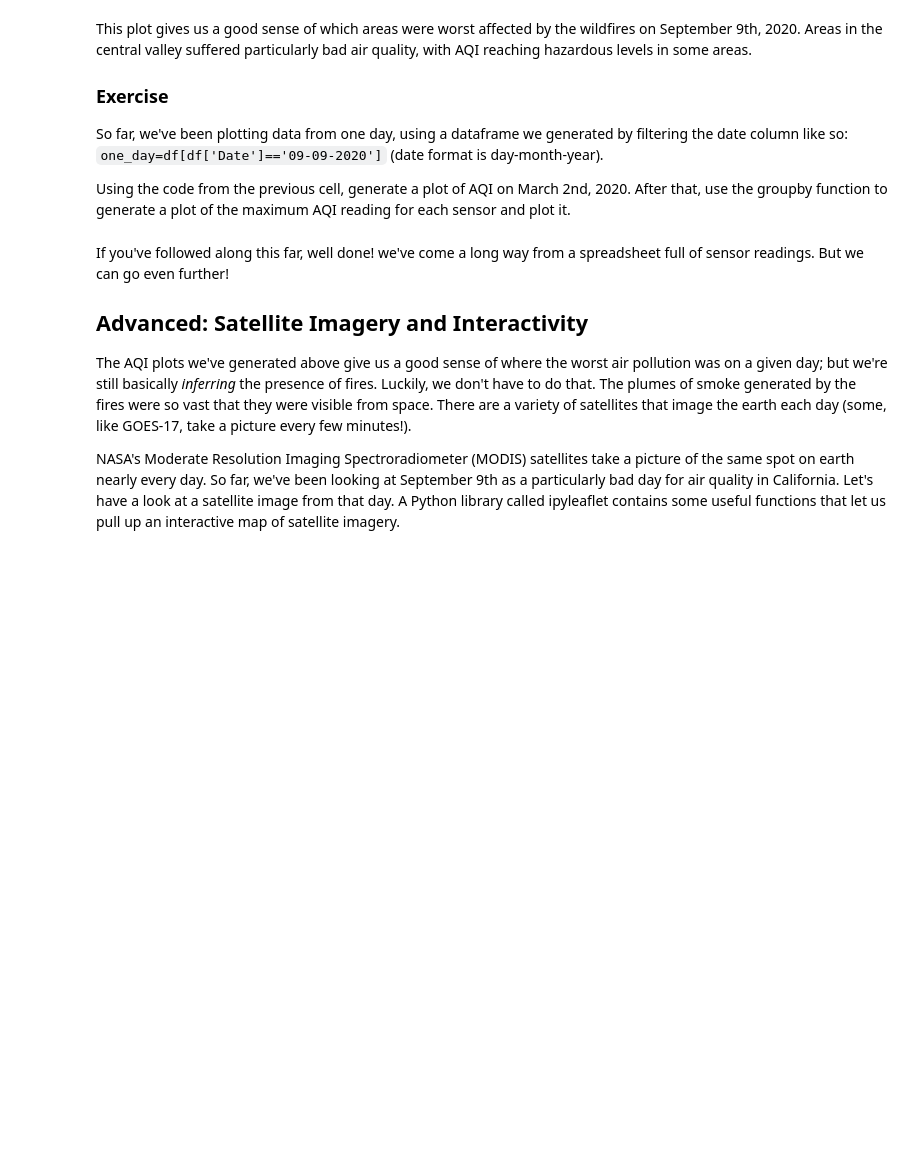
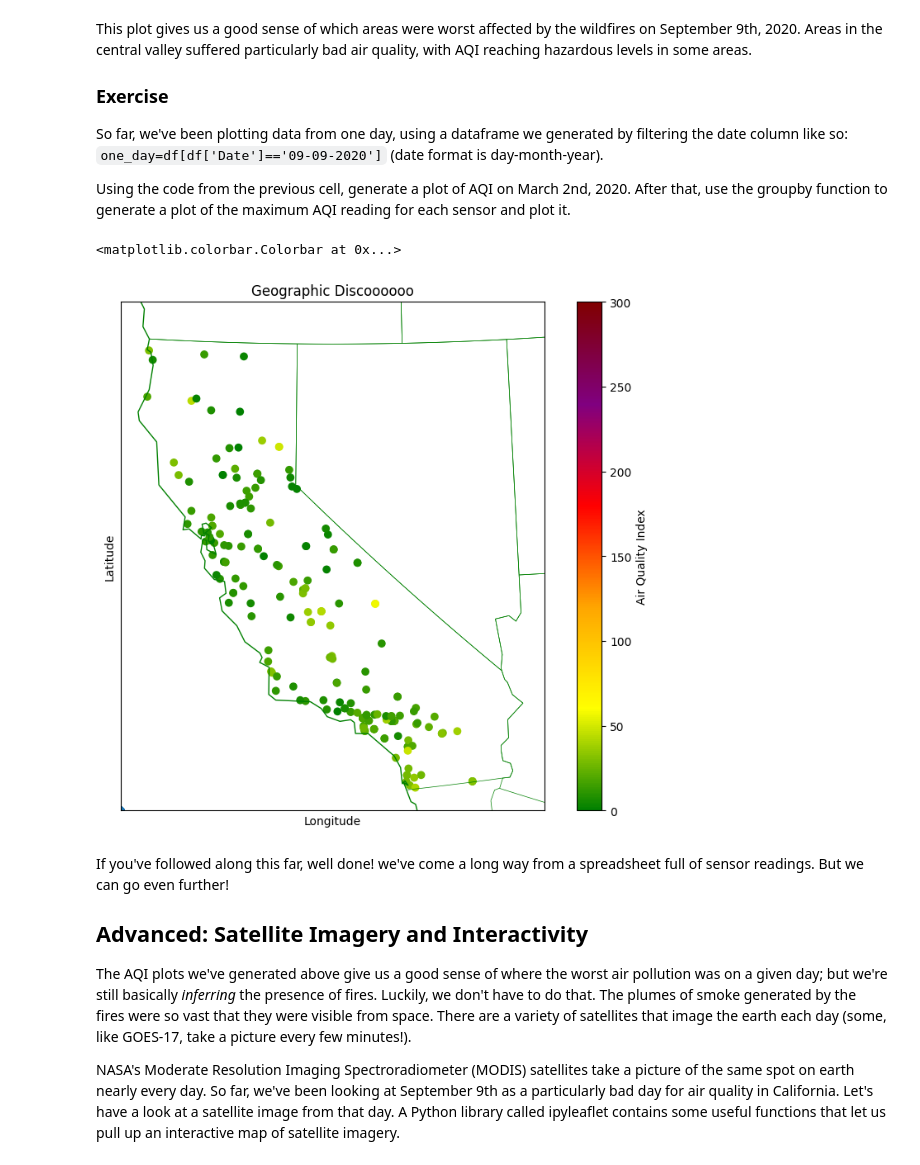
Before and after one commit to solo-marina/QM2, a Jupyter notebook: notebooks/W03. Spatial Data.ipynb, the cells around one changed output. Saved outputs shown, nothing was run; the diff lists cells and outputs as text; code cells hidden in the pictures; blank space fills up the shorter version.

```diff
--- a/notebooks/W03. Spatial Data.ipynb
+++ b/notebooks/W03. Spatial Data.ipynb
@@ -405,6 +405,39 @@ This plot gives us a good sense of which areas were worst affected by the wildfi
 So far, we've been plotting data from one day, using a dataframe we generated by filtering the date column like so: `one_day=df[df['Date']=='09-09-2020']` (date format is day-month-year).
 
 Using the code from the previous cell, generate a plot of AQI on March 2nd, 2020. After that, use the groupby function to generate a plot of the maximum AQI reading for each sensor and plot it.
+# %%
+county_max=df.groupby('Site ID')['AQI','latitude','longitude'].max()
+
+datee='02-03-2020'
+county_max=df[df['Date']==datee]
+plt.scatter(
+    x=county_max['longitude'],
+    y=county_max['latitude']
+)
+plt.xlabel('Longitude')
+plt.ylabel('Latitude')
+plt.title('Geographic distribution of AQI sensors in California')
+
+from mpl_toolkits.basemap import Basemap
+map = Basemap (projection='lcc',resolution='l',lat_0=37.5, lon_0=-119, width=1E6, height=1.2E6)
+map.drawcoastlines (color='green')
+map.drawcountries (color='green')
+map.drawstates(color='green')
+
+map.scatter(
+    county_max['longitude'],
+    county_max['latitude'],
+  latlon=True,
+    c=county_max['AQI'],
+    cmap=aqi_colors,
+    vmin=0,
+    vmax=300)
+
+plt.title('Geographic Discoooooo')
+plt.colorbar(label='Air Quality Index')
+# %% [output]
+<matplotlib.colorbar.Colorbar at 0x...>
+[figure, added]
 # %% [markdown]
 If you've followed along this far, well done! we've come a long way from a spreadsheet full of sensor readings. But we can go even further!
 
```
